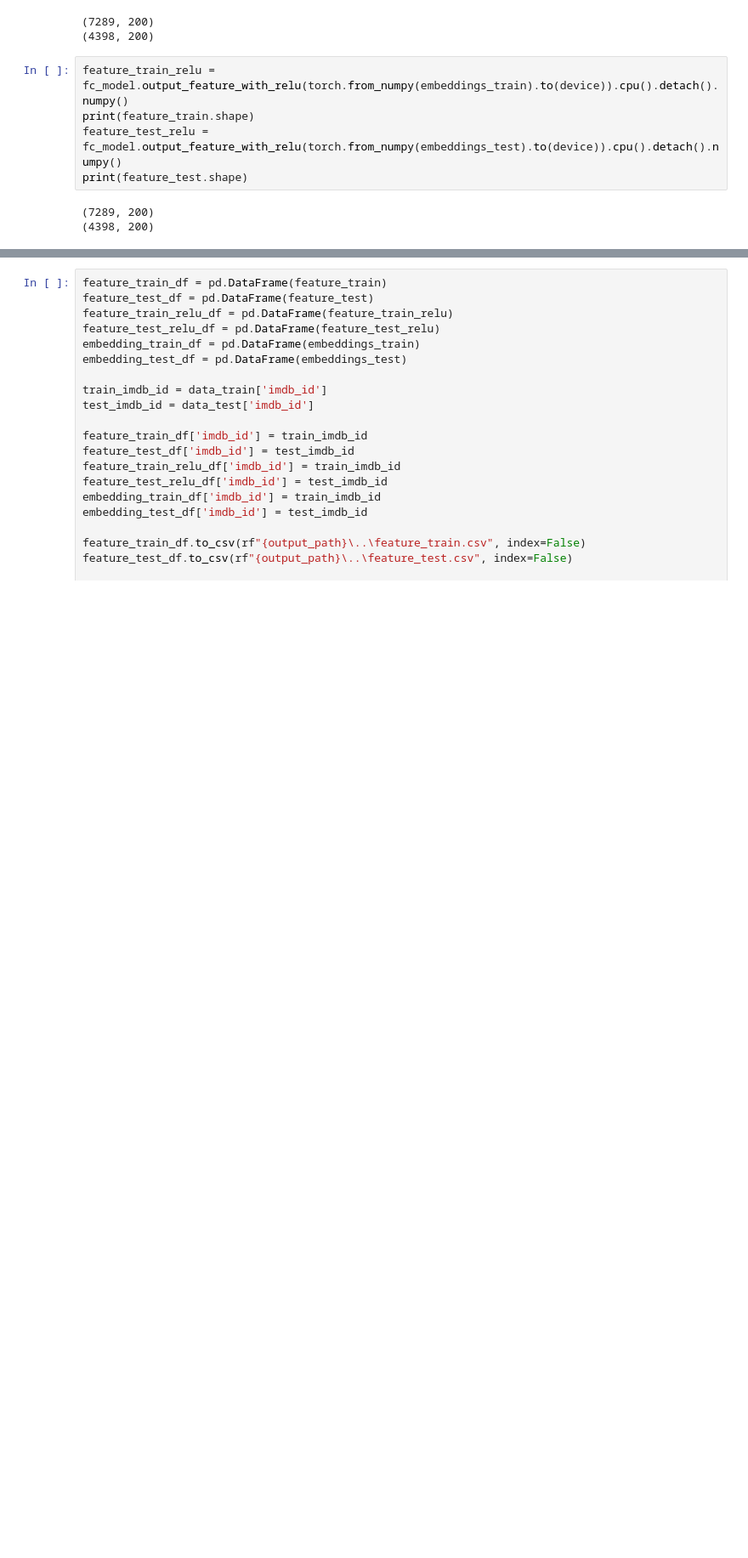
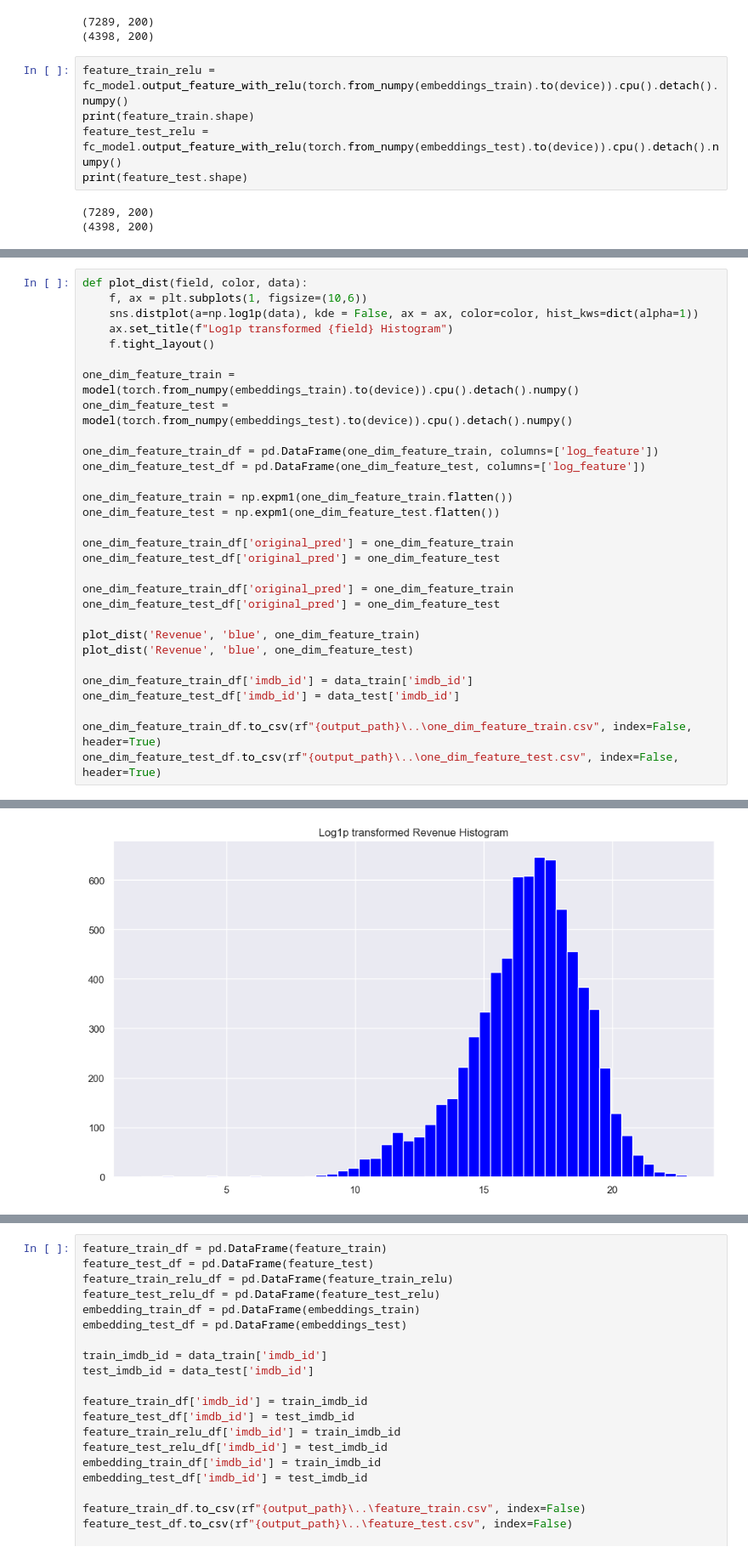
Before and after one commit to RyanYuanyang/TMDB-Movie-Prediction, a Jupyter notebook: sentence_embedding.ipynb, the cells around one changed output, grey strips where cells are left out. Shown at 85% size. Saved outputs shown, nothing was run; the diff lists cells and outputs as text; blank space fills up the shorter version.

Commit message:
add output prediction

```diff
--- a/sentence_embedding.ipynb
+++ b/sentence_embedding.ipynb
@@ -386,0 +388,31 @@ plt.show()
+# %%
+def plot_dist(field, color, data):
+    f, ax = plt.subplots(1, figsize=(10,6))
+    sns.distplot(a=np.log1p(data), kde = False, ax = ax, color=color, hist_kws=dict(alpha=1))
+    ax.set_title(f"Log1p transformed {field} Histogram")
+    f.tight_layout()
+
+one_dim_feature_train = model(torch.from_numpy(embeddings_train).to(device)).cpu().detach().numpy()
+one_dim_feature_test = model(torch.from_numpy(embeddings_test).to(device)).cpu().detach().numpy()
+
+one_dim_feature_train_df = pd.DataFrame(one_dim_feature_train, columns=['log_feature'])
+one_dim_feature_test_df = pd.DataFrame(one_dim_feature_test, columns=['log_feature'])
+
+one_dim_feature_train = np.expm1(one_dim_feature_train.flatten())
+one_dim_feature_test = np.expm1(one_dim_feature_test.flatten())
+
+one_dim_feature_train_df['original_pred'] = one_dim_feature_train
+one_dim_feature_test_df['original_pred'] = one_dim_feature_test
+
+one_dim_feature_train_df['original_pred'] = one_dim_feature_train
+one_dim_feature_test_df['original_pred'] = one_dim_feature_test
+
+plot_dist('Revenue', 'blue', one_dim_feature_train)
+plot_dist('Revenue', 'blue', one_dim_feature_test)
+
+one_dim_feature_train_df['imdb_id'] = data_train['imdb_id']
+one_dim_feature_test_df['imdb_id'] = data_test['imdb_id']
+
+one_dim_feature_train_df.to_csv(rf"{output_path}\..\one_dim_feature_train.csv", index=False, header=True)
+one_dim_feature_test_df.to_csv(rf"{output_path}\..\one_dim_feature_test.csv", index=False, header=True)
+# %% [output]
@@ -386,0 +428 @@ plt.show()
+[figure, added]
```
Also changed, not shown: parts of 10 cells of this notebook, 10 other files.
